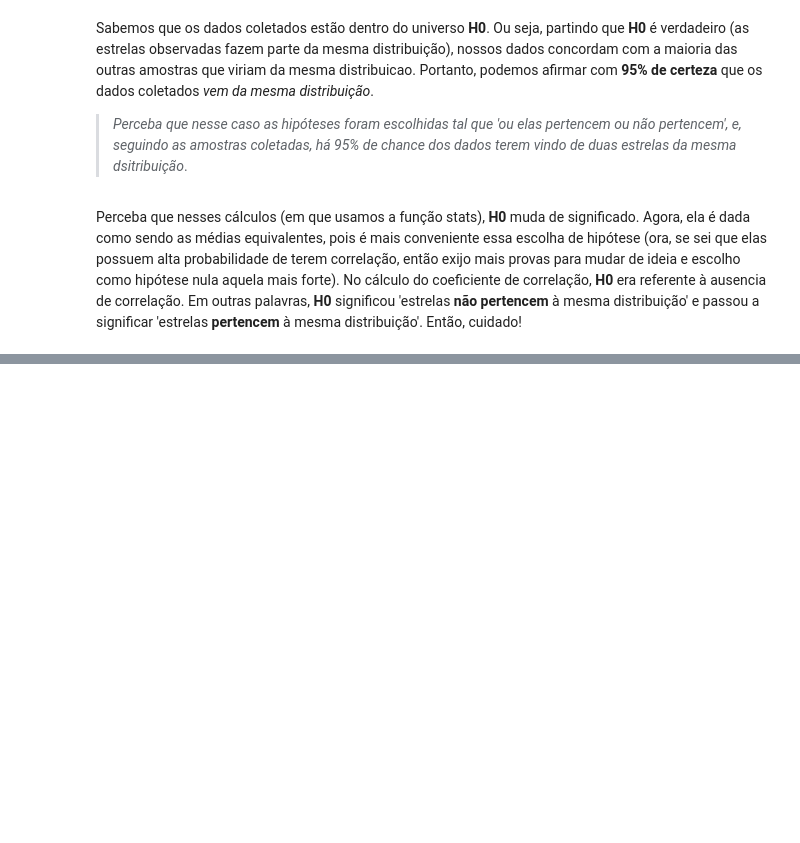
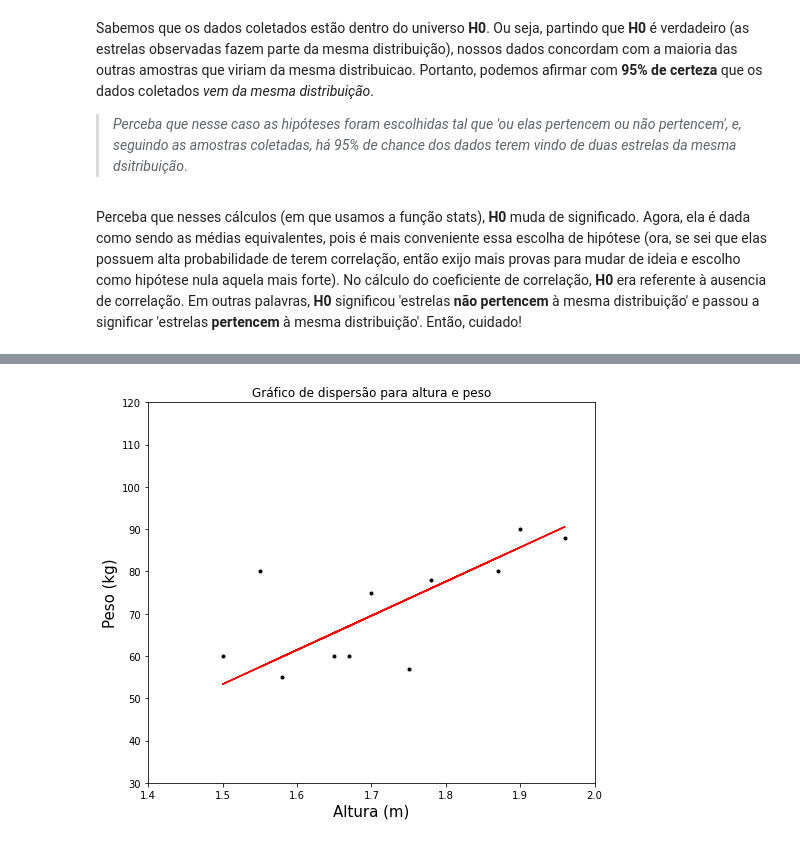
Before and after one commit to Hipparcus/Meus_projetos, a Jupyter notebook: Estudo/Síntese Estatística.ipynb, the cells around one changed output, grey strips where cells are left out. Drawn from its saved outputs; the diff is of its cells as text; code cells hidden in the pictures; blank space fills up the shorter version.

```diff
--- a/Estudo/Síntese Estatística.ipynb
+++ b/Estudo/Síntese Estatística.ipynb
@@ -1126,0 +1212,19 @@ Perceba que nesses cálculos (em que usamos a função stats), **H0** muda de si
+# %%
+def reta(x,a,b):
+    return b + a*x
+parameters, covariance = curve_fit(reta, x, y)
+error = np.sqrt(np.diagonal(covariance))
+# %%
+y_modelo = reta(x,parameters[0] + error[0],parameters[1]- error[1])
+# %%
+plt.figure(figsize = [8,7])
+plt.title('Gráfico de dispersão para altura e peso')
+plt.plot(x, y,'k.')
+plt.plot(x,y_modelo,'r-')
+plt.ylabel('Peso (kg)', fontsize=15)
+plt.xlabel('Altura (m)',  fontsize=15)
+plt.ylim(30,120)
+plt.xlim(1.4,2.0)
+plt.show()
+# %% [output]
+[figure, added]
```
Also changed, not shown: parts of 50 cells of this notebook, 3 other files.
